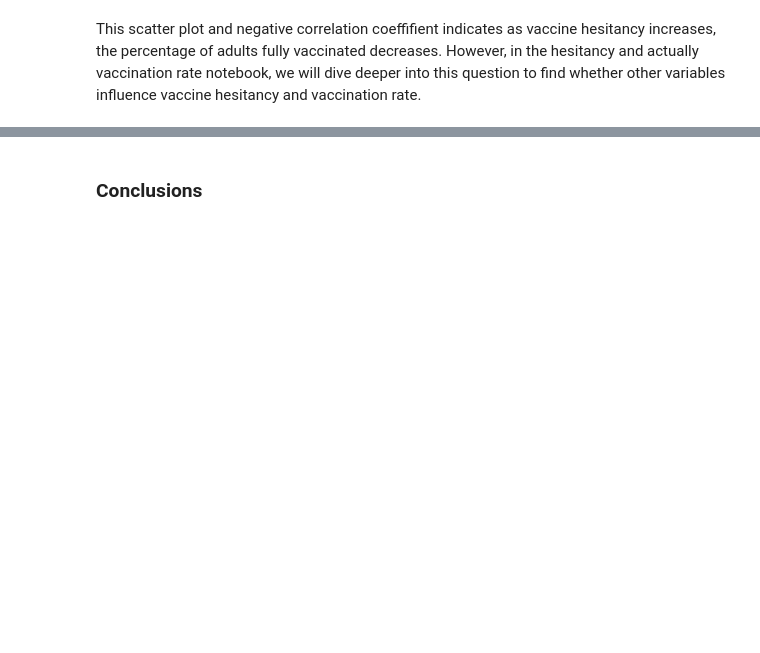
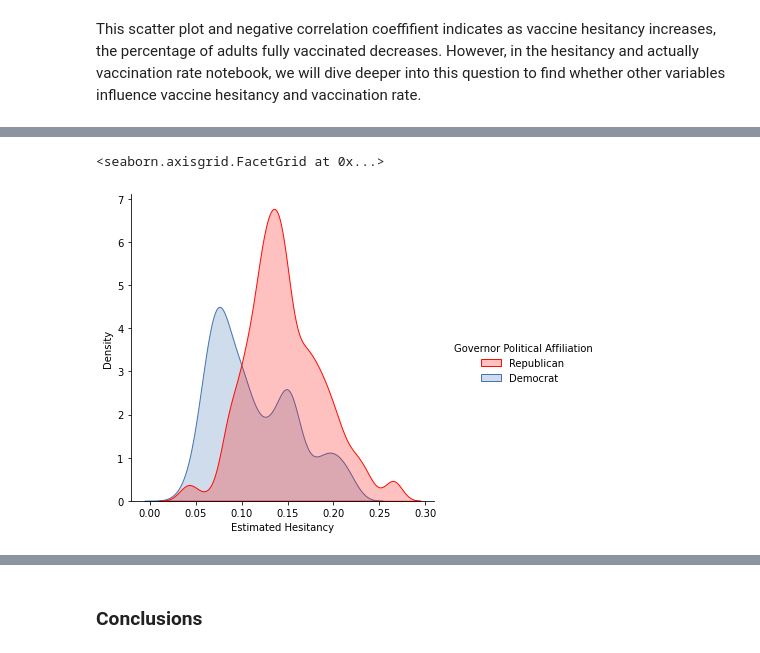
Before and after one commit to gspiga/STAT141Bfinal, a Jupyter notebook: CDC Vaccine Hesitancy Master.ipynb, the cells around one changed output, grey strips where cells are left out. Saved outputs shown, nothing was run; the diff lists cells and outputs as text; code cells hidden in the pictures; blank space fills up the shorter version.

```diff
--- a/CDC Vaccine Hesitancy Master.ipynb
+++ b/CDC Vaccine Hesitancy Master.ipynb
@@ -314,0 +408,6 @@ poli_df.head()
+# %%
+# Changing one column in poli_df to upper case so that we may join them (pandas is case sensitive).
+poli_df["Location"] = poli_df["Location"].apply(
+    lambda x: x.upper()  # Uppercase all state names
+)
+poli_df.head()
@@ -314,0 +422,19 @@ poli_df.head()
+# %%
+# We join the dataframe
+polihes_df = hesitancy_df.merge(poli_df, left_on="state", right_on="Location")
+
+# Have to change decimal values from string to numeric
+cols = [
+    "estimated_hesitant",
+    "estimated_hesitant_or_unsure",
+    "estimated_strongly_hesitant",
+    "estimated_strongly_hesitant",
+    "social_vulnerability_index",
+    "ability_to_handle_a_covid",
+    "percent_hispanic",
+    "percent_non_hispanic_asian",
+    "percent_non_hispanic_black",
+    "percent_non_hispanic_native",
+    "percent_non_hispanic_white",
+]
+polihes_df[cols] = polihes_df[cols].apply(pd.to_numeric, errors="coerce", axis=1)
@@ -314,0 +443,18 @@ poli_df.head()
+# %%
+# Lets look at the distributions of over all hesitancy
+# p9.ggplot(polihes_df, p9.aes(x = 'estimated_hesitant', y = ..density.., fill = 'Governor Political Affiliation', color = 'Governor Political Affiliation' )) + p9.geom_density(alpha = 0.3)
+# Creating custom color pallete
+colors = ["#FF0B04", "#4374B3"]
+sns.set_palette(sns.color_palette(colors))
+
+poli_dens = sns.displot(
+    data=polihes_df,
+    x="estimated_hesitant",
+    hue="Governor Political Affiliation",
+    fill=True,
+    kind="kde",
+)
+poli_dens.set(xlabel="Estimated Hesitancy")
+# %% [output]
+<seaborn.axisgrid.FacetGrid at 0x...>
+[figure, added]
```
Also changed, not shown: parts of 27 cells of this notebook.
